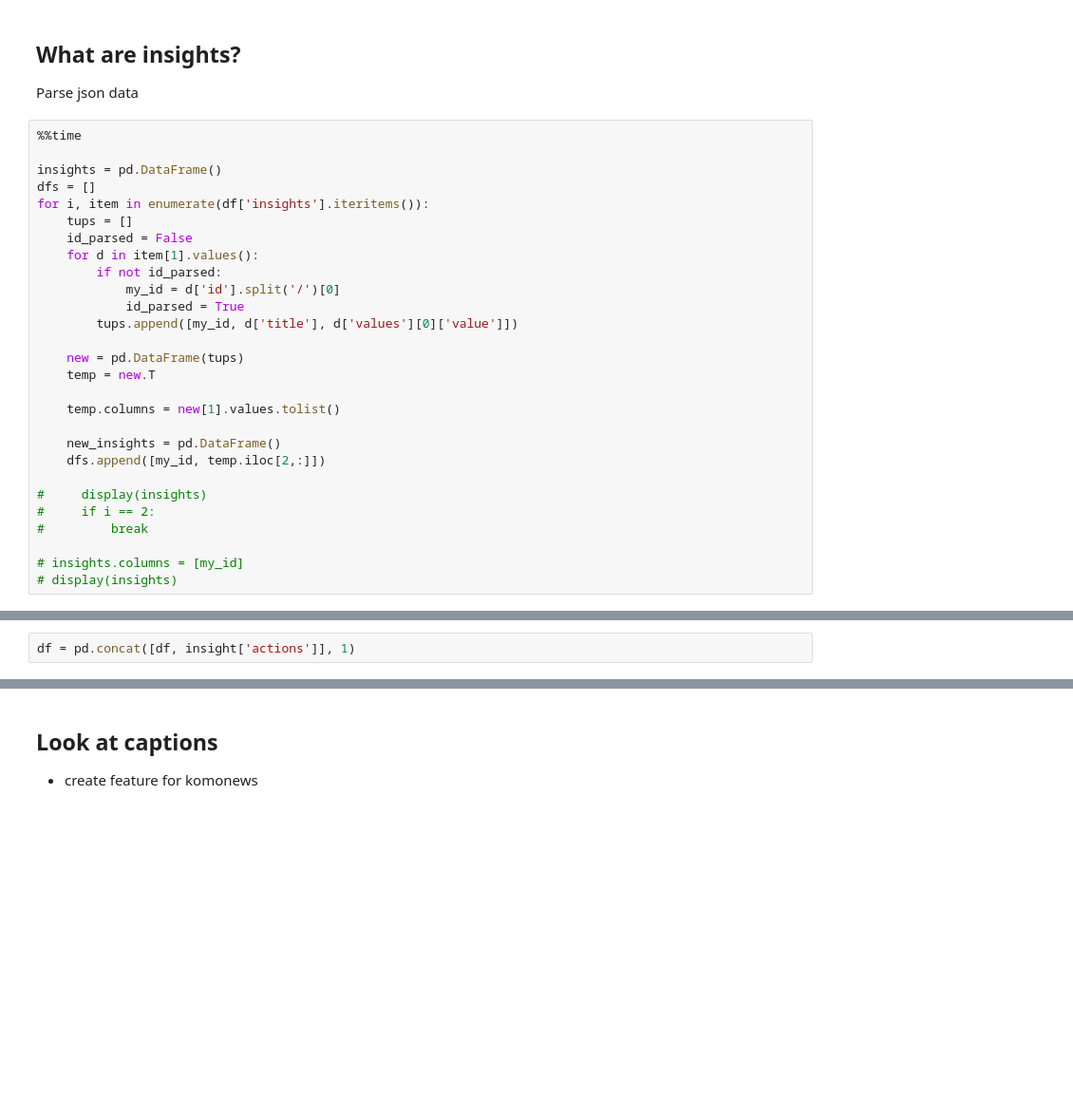
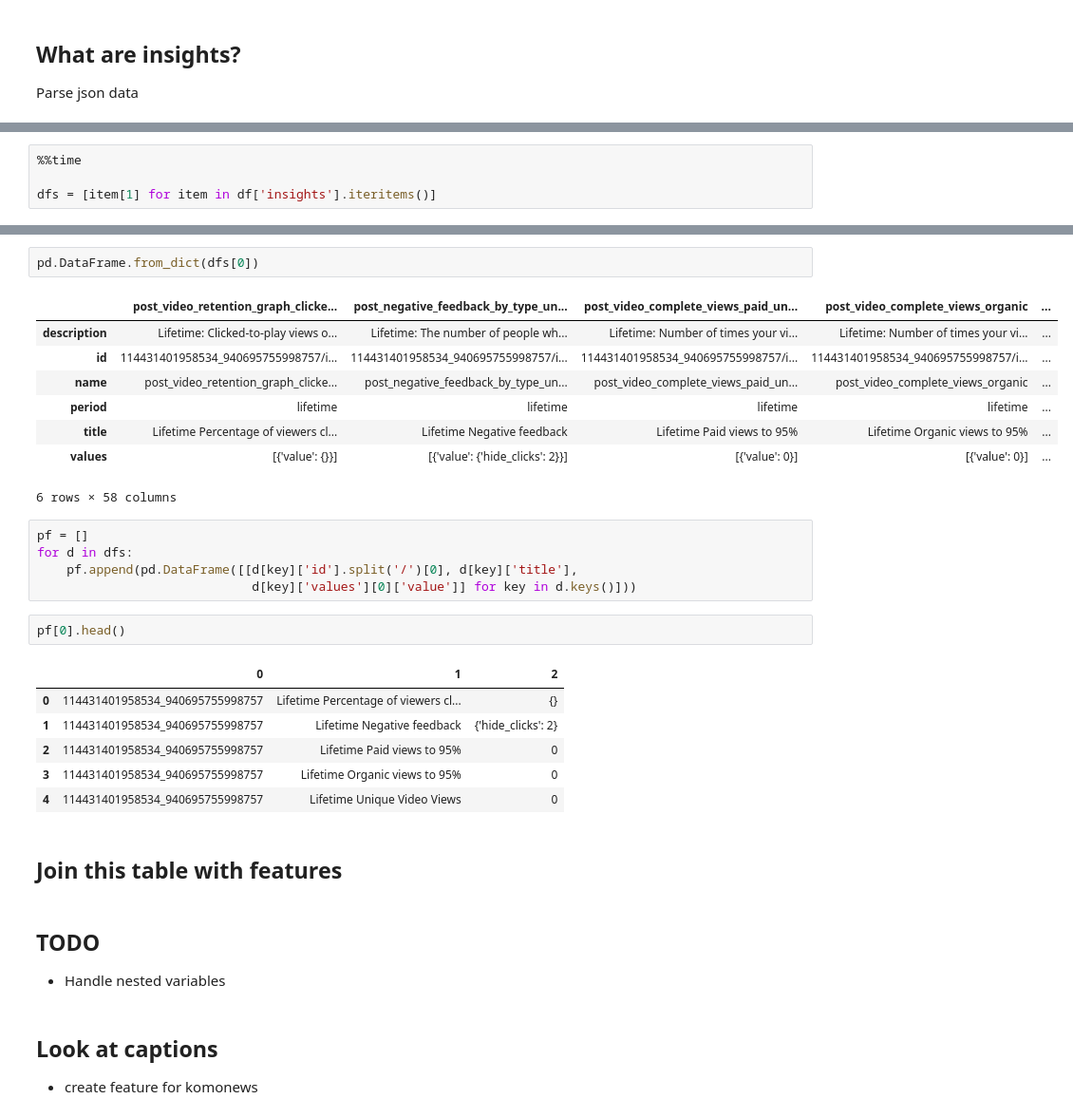
Before and after one commit to majickdave/latimes_challenge, a Jupyter notebook: LA times challenge.ipynb, the cells around one changed output, grey strips where cells are left out. Shown at 95% size. Saved outputs shown, nothing was run; the diff lists cells and outputs as text; blank space fills up the shorter version.

Commit message:
unpacked some values

```diff
--- a/LA times challenge.ipynb
+++ b/LA times challenge.ipynb
@@ -45,31 +53,3 @@ only created_time, id, insights, link_to_post, and actions are not missing anyth
 ## What are insights?
 
 Parse json data
-# %%
-%%time
-
-insights = pd.DataFrame()
-dfs = []
-for i, item in enumerate(df['insights'].iteritems()):
-    tups = []
-    id_parsed = False
-    for d in item[1].values():
-        if not id_parsed:
-            my_id = d['id'].split('/')[0]
-            id_parsed = True
-        tups.append([my_id, d['title'], d['values'][0]['value']])
-
-    new = pd.DataFrame(tups)
-    temp = new.T
-
-    temp.columns = new[1].values.tolist()
-
-    new_insights = pd.DataFrame()
-    dfs.append([my_id, temp.iloc[2,:]])
-
-#     display(insights)
-#     if i == 2:
-#         break
-
-# insights.columns = [my_id]
-# display(insights)
@@ -94,2 +55,0 @@ insight.head()
-# %%
-df = pd.concat([df, insight['actions']], 1)
@@ -104,0 +56,4 @@ df.head()
+# %%
+%%time
+
+dfs = [item[1] for item in df['insights'].iteritems()]
@@ -105,3 +63,34 @@ df.head()
+# %%
+pd.DataFrame.from_dict(dfs[0])
+# %% [output]
+|  | post_video_retention_graph_clicke... | post_negative_feedback_by_type_un... | post_video_complete_views_paid_un... | post_video_complete_views_organic | ... |
+| description | Lifetime: Clicked-to-play views o... | Lifetime: The number of people wh... | Lifetime: Number of times your vi... | Lifetime: Number of times your vi... | ... |
+| id | 114431401958534_940695755998757/i... | 114431401958534_940695755998757/i... | 114431401958534_940695755998757/i... | 114431401958534_940695755998757/i... | ... |
+| name | post_video_retention_graph_clicke... | post_negative_feedback_by_type_un... | post_video_complete_views_paid_un... | post_video_complete_views_organic | ... |
+| period | lifetime | lifetime | lifetime | lifetime | ... |
+| title | Lifetime Percentage of viewers cl... | Lifetime Negative feedback | Lifetime Paid views to 95% | Lifetime Organic views to 95% | ... |
+| values | [{'value': {}}] | [{'value': {'hide_clicks': 2}}] | [{'value': 0}] | [{'value': 0}] | ... |
+6 rows × 58 columns
+# %%
+pf = []
+for d in dfs:
+    pf.append(pd.DataFrame([[d[key]['id'].split('/')[0], d[key]['title'],
+                             d[key]['values'][0]['value']] for key in d.keys()]))
+# %%
+pf[0].head()
+# %% [output]
+|  | 0 | 1 | 2 |
+| 0 | 114431401958534_940695755998757 | Lifetime Percentage of viewers cl... | {} |
+| 1 | 114431401958534_940695755998757 | Lifetime Negative feedback | {'hide_clicks': 2} |
+| 2 | 114431401958534_940695755998757 | Lifetime Paid views to 95% | 0 |
+| 3 | 114431401958534_940695755998757 | Lifetime Organic views to 95% | 0 |
+| 4 | 114431401958534_940695755998757 | Lifetime Unique Video Views | 0 |
+# %% [markdown]
+## Join this table with features
+# %% [markdown]
+## TODO
+
+- Handle nested variables
 # %% [markdown]
 ## Look at captions
 - create feature for komonews
```
Also changed, not shown: parts of 7 cells of this notebook.
